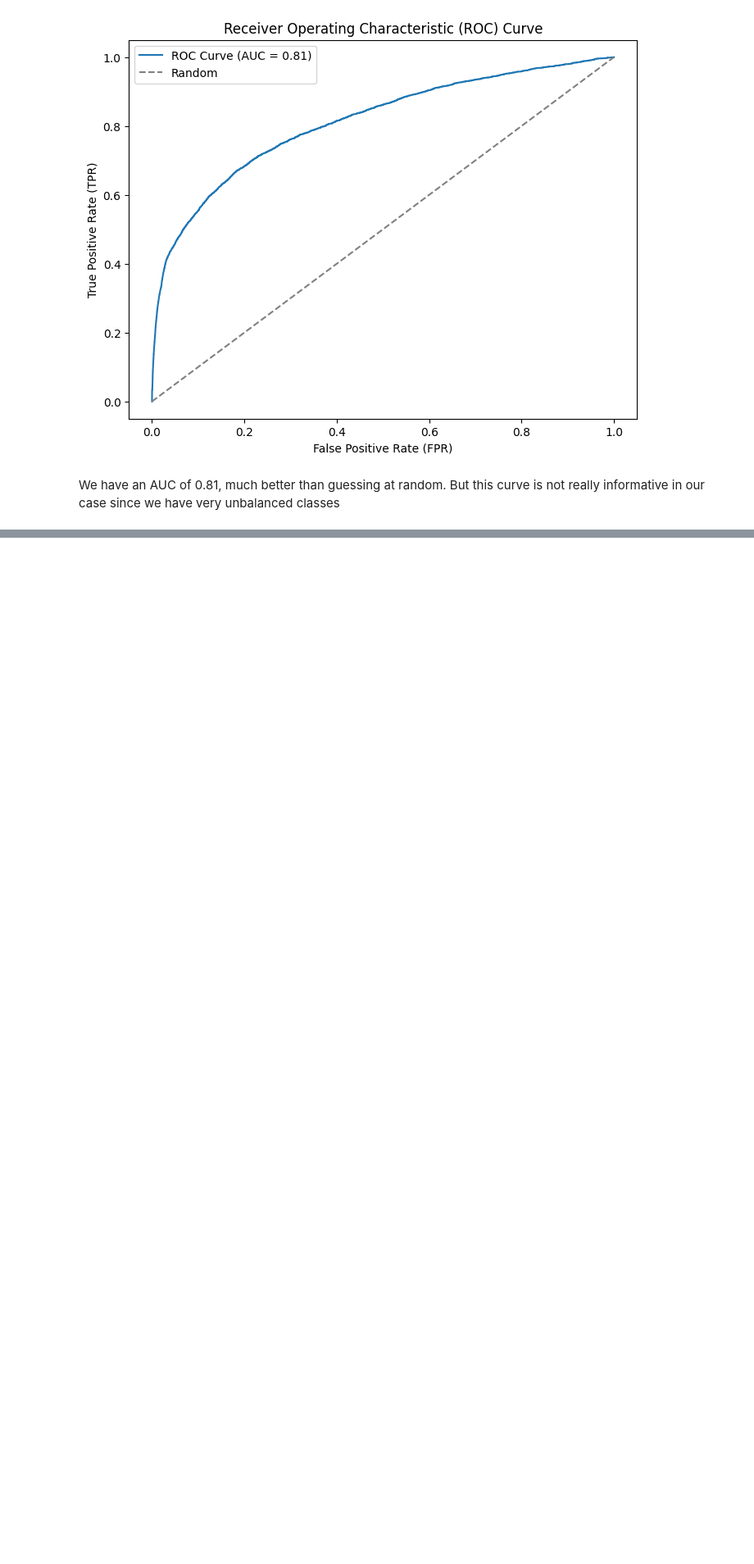
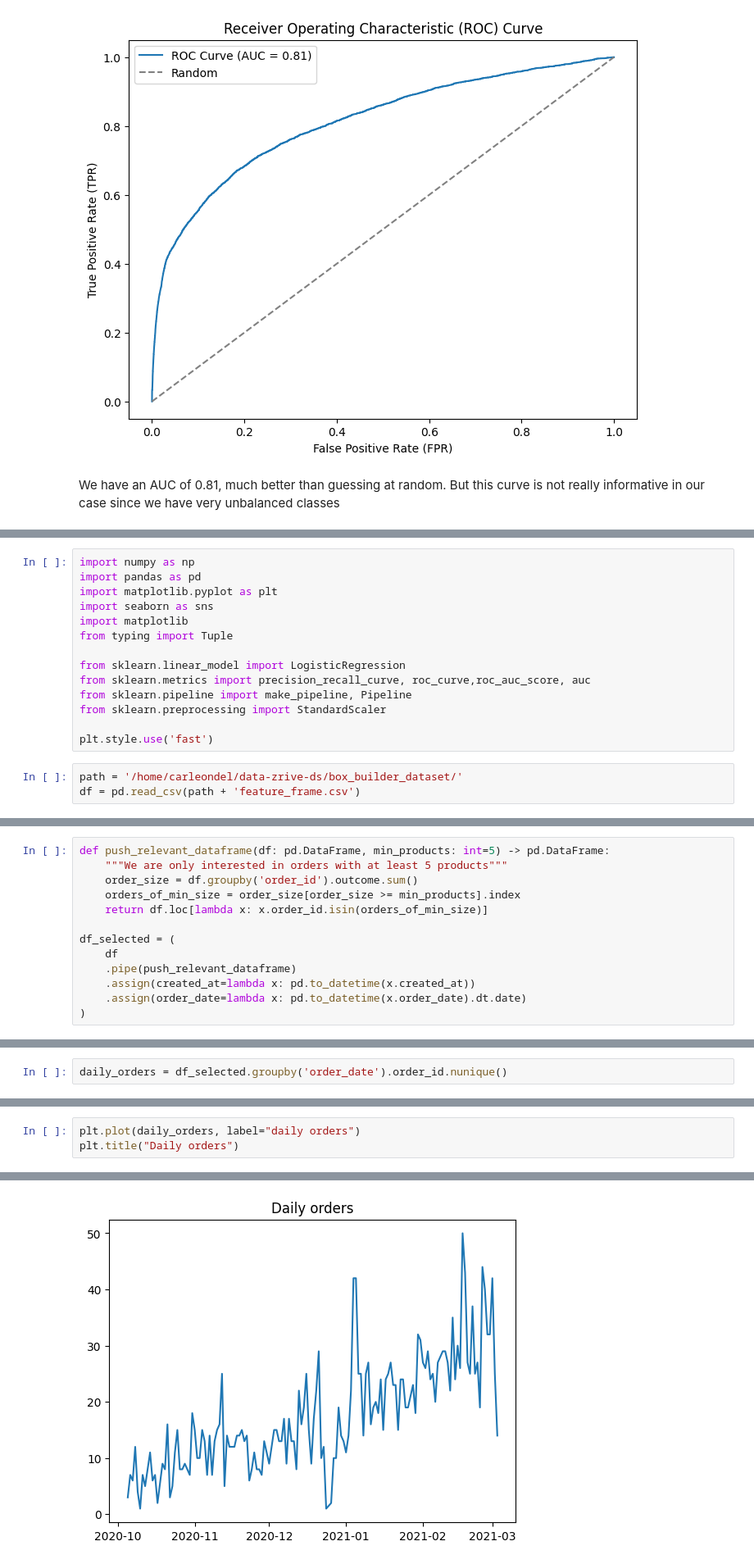
Before and after one commit to carleondel/zrive-ds, a Jupyter notebook: src/module_3/exploration_models.ipynb, the cells around one changed output, grey strips where cells are left out. Shown at 82% size. Saved outputs shown, nothing was run; the diff lists cells and outputs as text; blank space fills up the shorter version.

Commit message:
Second approach within exploration_models.ipynb started

```diff
--- a/src/module_3/exploration_models.ipynb
+++ b/src/module_3/exploration_models.ipynb
@@ -442,0 +455,17 @@ We have an AUC of 0.81, much better than guessing at random. But this curve is n
+# %%
+import numpy as np
+import pandas as pd
+import matplotlib.pyplot as plt
+import seaborn as sns
+import matplotlib
+from typing import Tuple
+
+from sklearn.linear_model import LogisticRegression
+from sklearn.metrics import precision_recall_curve, roc_curve,roc_auc_score, auc
+from sklearn.pipeline import make_pipeline, Pipeline
+from sklearn.preprocessing import StandardScaler
+
+plt.style.use('fast')
+# %%
+path = '/home/carleondel/data-zrive-ds/box_builder_dataset/'
+df = pd.read_csv(path + 'feature_frame.csv')
@@ -442,0 +510,13 @@ We have an AUC of 0.81, much better than guessing at random. But this curve is n
+# %%
+def push_relevant_dataframe(df: pd.DataFrame, min_products: int=5) -> pd.DataFrame:
+    """We are only interested in orders with at least 5 products"""
+    order_size = df.groupby('order_id').outcome.sum()
+    orders_of_min_size = order_size[order_size >= min_products].index
+    return df.loc[lambda x: x.order_id.isin(orders_of_min_size)]
+
+df_selected = (
+    df
+    .pipe(push_relevant_dataframe)
+    .assign(created_at=lambda x: pd.to_datetime(x.created_at))
+    .assign(order_date=lambda x: pd.to_datetime(x.order_date).dt.date)
+)
@@ -442,0 +527,2 @@ We have an AUC of 0.81, much better than guessing at random. But this curve is n
+# %%
+daily_orders = df_selected.groupby('order_date').order_id.nunique()
@@ -442,0 +539,4 @@ We have an AUC of 0.81, much better than guessing at random. But this curve is n
+# %%
+plt.plot(daily_orders, label="daily orders")
+plt.title("Daily orders")
+# %% [output]
@@ -442,0 +544 @@ We have an AUC of 0.81, much better than guessing at random. But this curve is n
+[figure, added]
```
Also changed, not shown: parts of 14 cells of this notebook, 2 other files.
